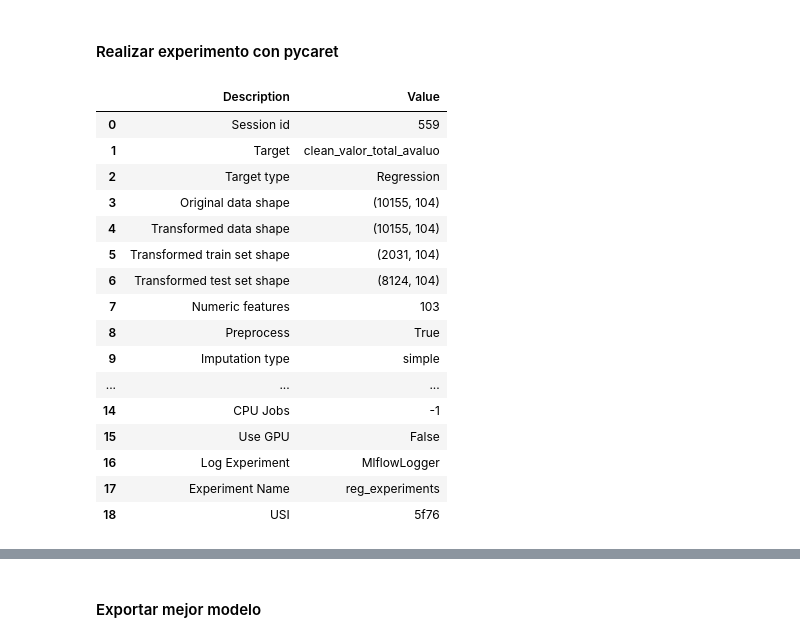
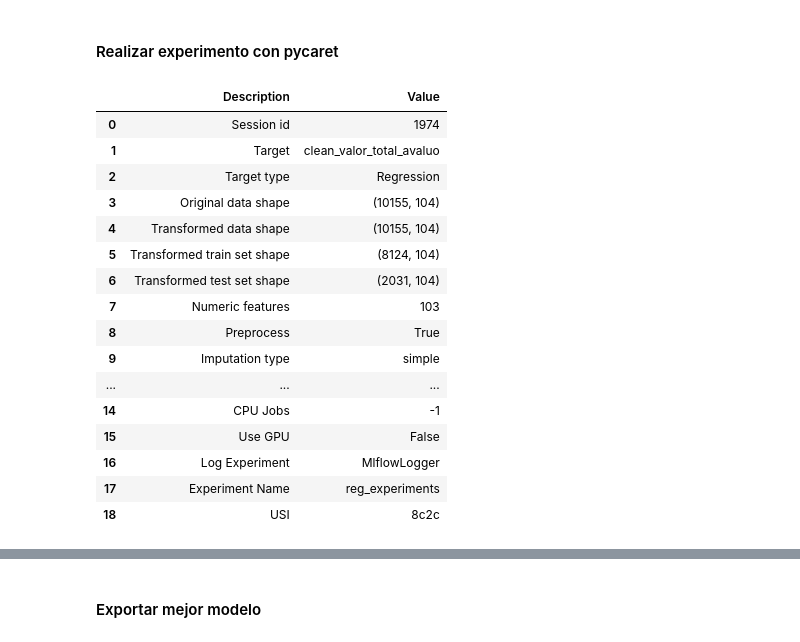
Before and after one commit to asernat/miad_proyecto_despliegue, a Jupyter notebook: codigo/05 - Modelos.ipynb, the cells around one changed output, grey strips where cells are left out. Cells and saved outputs as stored; diff of their text form; code cells hidden in the pictures.

```diff
--- a/codigo/05 - Modelos.ipynb
+++ b/codigo/05 - Modelos.ipynb
@@ -41,16 +47,16 @@ X_train_selected = pd.concat([fwiz.transform(X_train_t), df_train['clean_valor_t
 # %%
 from pycaret.regression import *
 # %%
-reg = setup(data=X_train_selected, target='clean_valor_total_avaluo', train_size=0.2, log_experiment=True, experiment_name='reg_experiments', log_plots=True)
+reg = setup(data=X_train_selected, target='clean_valor_total_avaluo', train_size=0.8, log_experiment=True, experiment_name='reg_experiments', log_plots=True)
 # %% [output]
 |  | Description | Value |
-| 0 | Session id | 559 |
+| 0 | Session id | 1974 |
 | 1 | Target | clean_valor_total_avaluo |
 | 2 | Target type | Regression |
 | 3 | Original data shape | (10155, 104) |
 | 4 | Transformed data shape | (10155, 104) |
-| 5 | Transformed train set shape | (2031, 104) |
-| 6 | Transformed test set shape | (8124, 104) |
+| 5 | Transformed train set shape | (8124, 104) |
+| 6 | Transformed test set shape | (2031, 104) |
 | 7 | Numeric features | 103 |
 | 8 | Preprocess | True |
 | 9 | Imputation type | simple |
@@ -59,4 +65,4 @@ reg = setup(data=X_train_selected, target='clean_valor_total_avaluo', train_size
 | 15 | Use GPU | False |
 | 16 | Log Experiment | MlflowLogger |
 | 17 | Experiment Name | reg_experiments |
-| 18 | USI | 5f76 |
+| 18 | USI | 8c2c |
```
Also changed, not shown: parts of 4 cells of this notebook, 1 other file.
